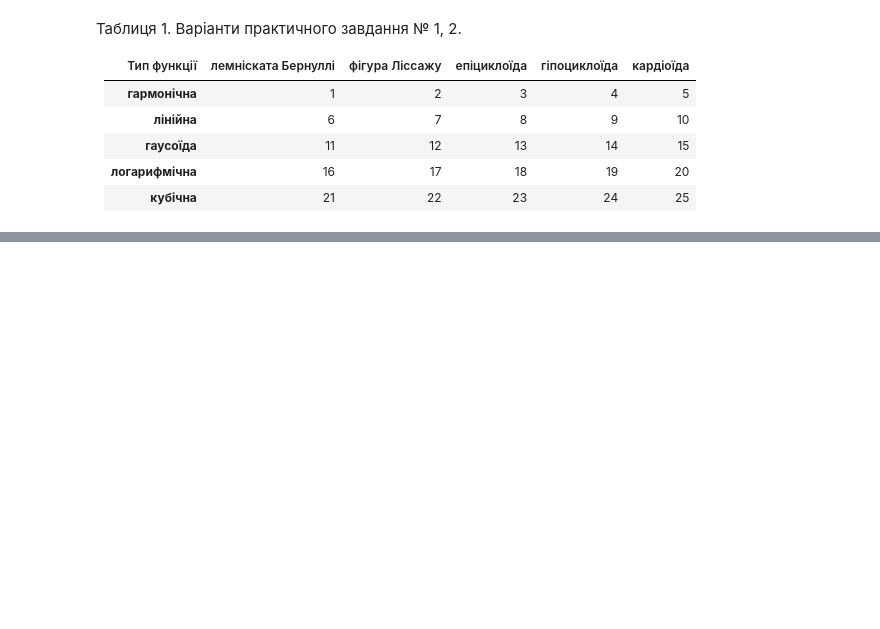
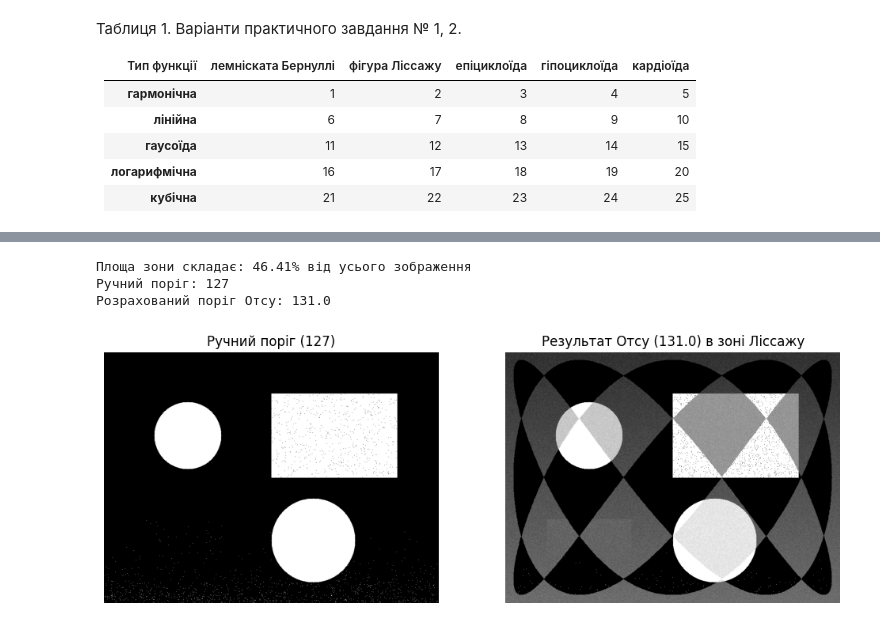
Before and after one commit to Bogd-an/2025_cv, a Jupyter notebook: pw/pw2.ipynb, the cells around one changed output, grey strips where cells are left out. Saved outputs shown, nothing was run; the diff lists cells and outputs as text; code cells hidden in the pictures; blank space fills up the shorter version.

```diff
--- a/pw/pw2.ipynb
+++ b/pw/pw2.ipynb
@@ -41,0 +94,56 @@
+# %%
+# 2. Завдання 1: Порогова обробка в зоні Ліссажу
+# 1. Створення маски великої площі (>50%)
+# Для зображення 800x600, радіуси мають бути великими
+h, w = gray_image.shape
+center = (w // 2, h // 2)
+# Радіуси майже на все зображення
+size = (w // 2 - 20, h // 2 - 20)
+# Параметри Ліссажу, що дають "щільну" фігуру, яка покриває велику площу
+params = (3, 5, np.pi/2)
+
+mask_huge = create_lissajous_mask(
+    gray_image.shape, center, size, params)
+
+# Перевірка площі
+area_ratio = np.count_nonzero(mask_huge) / (h * w) * 100
+print(f"Площа зони складає: {area_ratio:.2f}% від усього зображення")
+
+# 2. Ручна порогова обробка
+manual_thresh_val = 127
+_, binary_manual = cv2.threshold(
+    gray_image, manual_thresh_val, 255, cv2.THRESH_BINARY)
+
+# 3. Обробка методом Отсу
+otsu_thresh_val, binary_otsu = cv2.threshold(
+    gray_image, 0, 255, cv2.THRESH_BINARY + cv2.THRESH_OTSU)
+
+print(f"Ручний поріг: {manual_thresh_val}")
+print(f"Розрахований поріг Отсу: {otsu_thresh_val}")
+
+# 4. Вставка результату (Отсу) в зону маски
+# Створюємо копію оригінального зображення (переведемо в BGR для наочності)
+final_task1 = cv2.cvtColor(gray_image, cv2.COLOR_GRAY2BGR)
+binary_otsu_bgr = cv2.cvtColor(binary_otsu, cv2.COLOR_GRAY2BGR)
+
+# Замінюємо пікселі тільки там, де маска = 255
+final_task1 = np.where(
+    mask_huge[:, :, None] == 255, binary_otsu_bgr, final_task1)
+
+# Відображення
+plt.figure(figsize=(12, 6))
+plt.subplot(1, 2, 1)
+plt.imshow(binary_manual, cmap='gray')
+plt.title(f"Ручний поріг ({manual_thresh_val})")
+plt.axis('off')
+
+plt.subplot(1, 2, 2)
+plt.imshow(cv2.cvtColor(final_task1, cv2.COLOR_BGR2RGB))
+plt.title(f"Результат Отсу ({otsu_thresh_val}) в зоні Ліссажу")
+plt.axis('off')
+plt.show()
+# %% [output]
+Площа зони складає: 46.41% від усього зображення
+Ручний поріг: 127
+Розрахований поріг Отсу: 131.0
+[figure, added]
```
Also changed, not shown: parts of 4 cells of this notebook, 1 other file.
